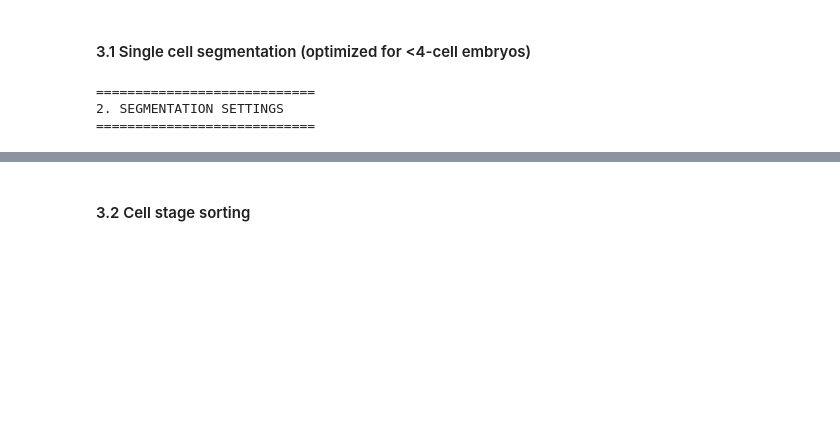
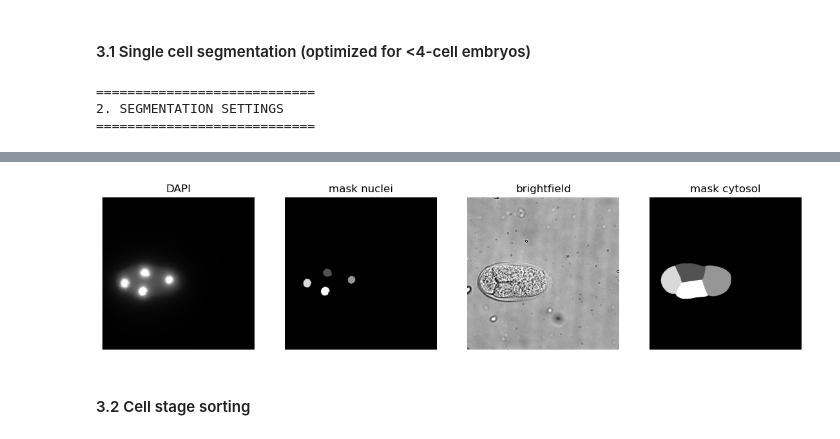
Before and after one commit to TorresNaly/WormLib-dev, a Jupyter notebook: 01_notebooks/WormLib.ipynb, the cells around one changed output, grey strips where cells are left out. Cells and saved outputs as stored; diff of their text form; code cells hidden in the pictures; blank space fills up the shorter version.

```diff
--- a/01_notebooks/WormLib.ipynb
+++ b/01_notebooks/WormLib.ipynb
@@ -629,7 +629,7 @@ def nuclear_segmentation(image_ch3):
 def cytosol_segmentation(image_cytosol,second_image_cytosol,cytosol_diameter):
     flow_ts=1
     MIN_CELL_SIZE = 1000 #100000 -> segmented the entire embryo
-    model = models.Cellpose(gpu=True, model_type='cyto2') # model_type='cyto', 'cyto2' or model_type='nuclei'
+    model = models.Cellpose(gpu=False, model_type='cyto2') # model_type='cyto', 'cyto2' or model_type='nuclei'
     if not (second_image_cytosol is None):
         merged_image_cytosol = np.concatenate((image_cytosol[:, :, np.newaxis], second_image_cytosol[:, :, np.newaxis]), axis=2)
         masks_cytosol_unfiltered = model.eval(merged_image_cytosol, diameter=cytosol_diameter, flow_threshold=flow_ts, channels=[0,1])[0]
@@ -750,3 +752,4 @@ if run_cell_segmentation:
+[figure, added]
 # %% [markdown]
 #### 3.2 Cell stage sorting
 # %%
```
Also changed, not shown: parts of 14 cells of this notebook.
